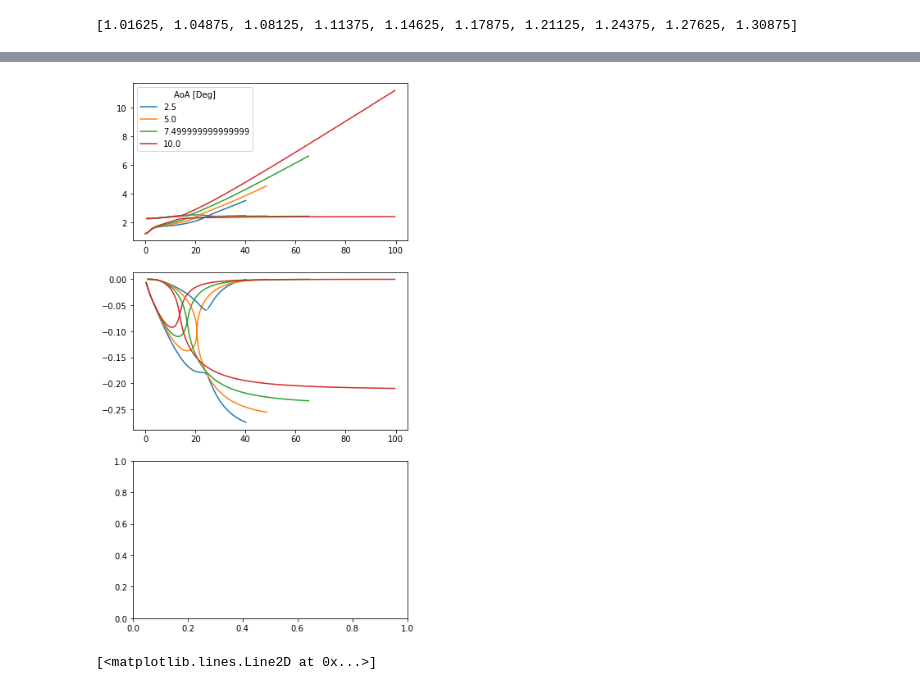
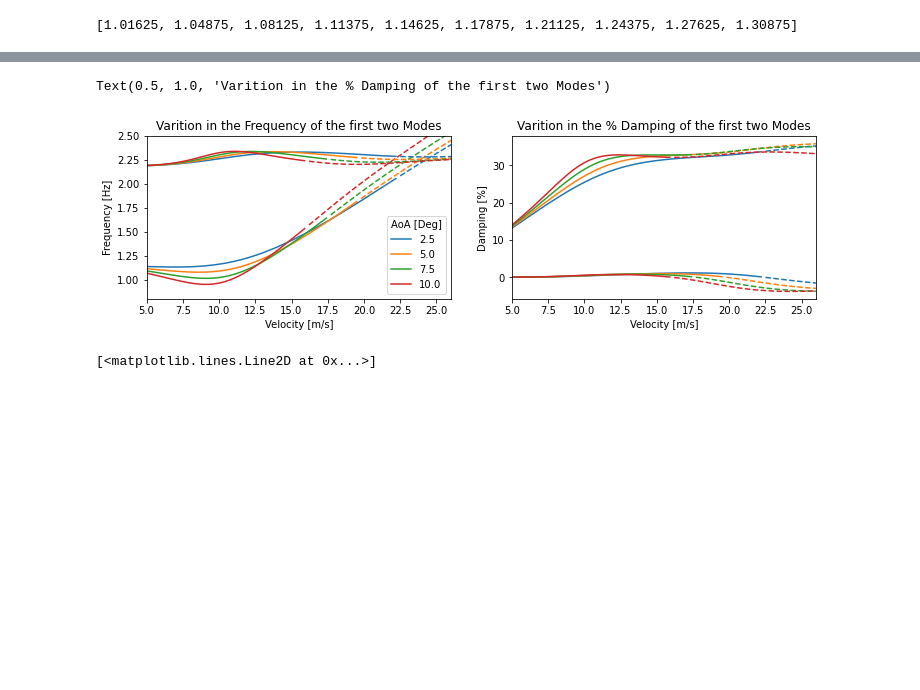
Before and after one commit to fh9g12/FwtModels, a Jupyter notebook: Workbooks/16_2Dof/3_Gen_flutter_Data.ipynb, the cells around one changed output, grey strips where cells are left out. Cells and saved outputs as stored; diff of their text form; code cells hidden in the pictures; blank space fills up the shorter version.

```diff
--- a/Workbooks/16_2Dof/3_Gen_flutter_Data.ipynb
+++ b/Workbooks/16_2Dof/3_Gen_flutter_Data.ipynb
@@ -142,18 +112,30 @@ flutdf = flutdf.reset_index(drop=True)
 flutdf['Damping [%]'] = flutdf['Damping']*-100
 flutdf['Coast Angle [Deg]'] = np.rad2deg([i[-1] for i in flutdf['q']])
 flutdf['Flare Angle [Deg]'] = pd.Categorical(np.rad2deg(flutdf['Lambda']))
-flutdf['AoA [Deg]'] = pd.Categorical(np.rad2deg(flutdf['alpha_r']))
+flutdf['AoA [Deg]'] = pd.Categorical(np.round(np.rad2deg(flutdf['alpha_r']),1))
 flutdf['Mode'] = pd.Categorical(flutdf['Mode'])
 flutdf['Stable'] = pd.Categorical(flutdf['Stable'])
 # %%
-filter_dict = {'Flare Angle [Deg]':[10],'Mode':[0,1],'Stable':True}
+filter_dict = {'Flare Angle [Deg]':[10],'Mode':[0,1]}
 
 data = cpo.GetReducedDataSet(flutdf,filter_dict)
-fig, axes = plt.subplots(3,1,figsize=(6,12))
-cpo.FlutterPlot(data,x = 'V',style=None, Modes = 'Mode',hue = 'AoA [Deg]',y = 'Frequency',ax = axes[0],legend=True)
-cpo.FlutterPlot(data,x = 'V',style=None, Modes = 'Mode',hue = 'AoA [Deg]',y = 'Damping',ax = axes[1],legend=False)
+fig, axes = plt.subplots(1,2,figsize=(12,3))
+cpo.FlutterPlot(data,x = 'V',style='Stable', Modes = 'Mode',hue = 'AoA [Deg]',y = 'Frequency',ax = axes[0],legend=True)
+cpo.FlutterPlot(data,x = 'V',style='Stable', Modes = 'Mode',hue = 'AoA [Deg]',y = 'Damping [%]',ax = axes[1],legend=False)
+axes[0].set_xlim([5,26])
+axes[0].set_ylim([0.8,2.5])
+axes[1].set_xlim([5,26])
+
+axes[0].set_xlabel('Velocity [m/s]')
+axes[0].set_ylabel('Frequency [Hz]')
+axes[0].set_title('Varition in the Frequency of the first two Modes')
+
+axes[1].set_xlabel('Velocity [m/s]')
+axes[1].set_ylabel('Damping [%]')
+axes[1].set_title('Varition in the % Damping of the first two Modes')
 # %% [output]
+Text(0.5, 1.0, 'Varition in the % Damping of the first two Modes')
-[figure, old version]
+[figure, new version]
 # %%
 p.alpha_r.value = np.deg2rad(5)
 p.V.value = 30
```
Also changed, not shown: parts of 7 cells of this notebook, 6 other files.
